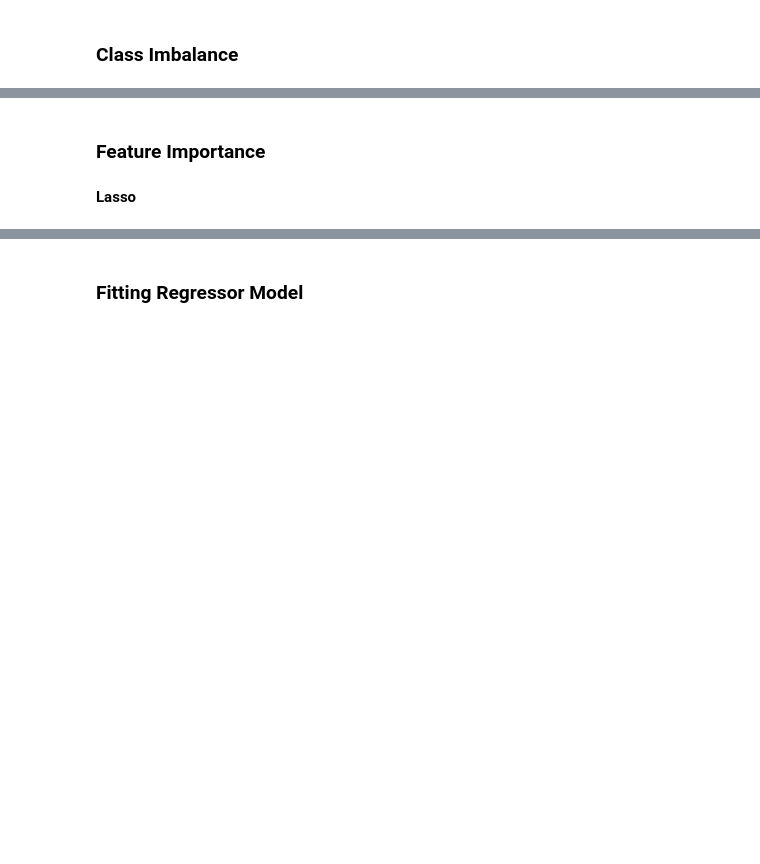
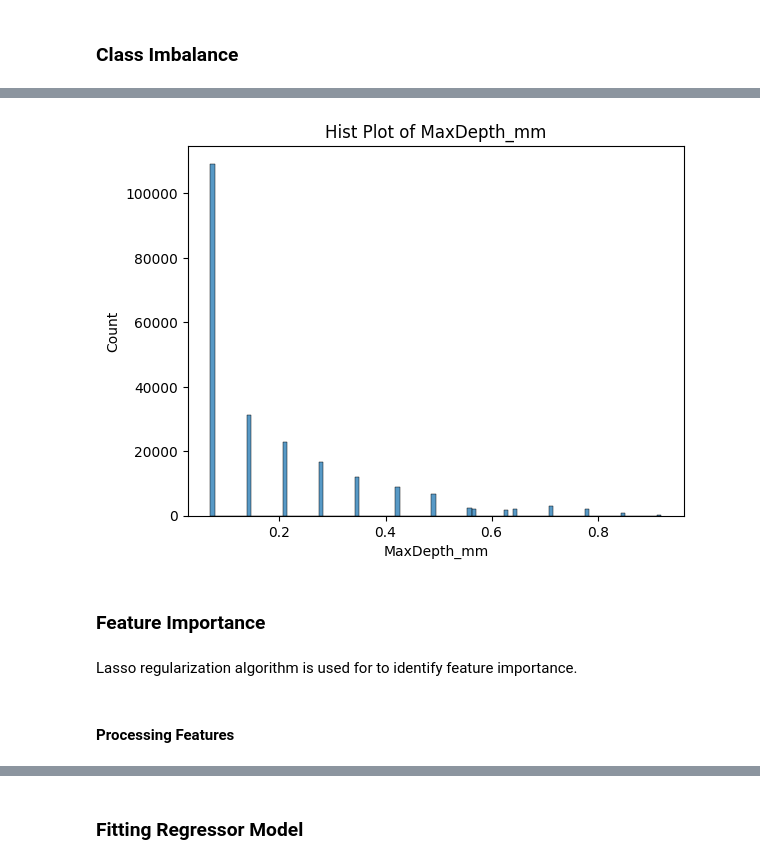
Before and after one commit to Farhad-Davaripour/AI_Applications_in_Pipeline_Engineering, a Jupyter notebook: src/analysis.ipynb, the cells around one changed output, grey strips where cells are left out. Cells and saved outputs as stored; diff of their text form; code cells hidden in the pictures; blank space fills up the shorter version.

```diff
--- a/src/analysis.ipynb
+++ b/src/analysis.ipynb
@@ -665,19 +330,6 @@ DPrev_Old_Filtered_Anomaly_mapped_df = pd.read_csv('../Dataset/processed_data/DP
+# %%
+# Load the updated DataFrame from the CSV file
+DPrev_Old_Filtered_Anomaly_mapped_df = pd.read_csv(DPrev_Old_Filtered_Anomaly_mapped_df_file_path)
+DPrev_Old_Filtered_Anomaly_mapped_df.dropna(inplace=True)
 # %% [markdown]
 ### Outlier Removal
-# %%
-# Calculate Z-scores for all numeric columns
-z_scores = np.abs(zscore(DPrev_Old_Filtered_Anomaly_mapped_df[['MaxDepth_mm', 'FeatureWidth_mm', 'FeatureLength_mm', 'InspectionYear']], nan_policy='omit'))
-
-# Create a mask for non-outlier data (within 3 standard deviations)
-mask = (z_scores < 3).all(axis=1)
-
-# Apply the mask to remove outliers
-DPrev_Old_Filtered_Anomaly_mapped_df = DPrev_Old_Filtered_Anomaly_mapped_df[mask]
-# %%
-from sklearn.ensemble import IsolationForest
-
-iso_forest = IsolationForest(contamination=0.05)
-outliers = iso_forest.fit_predict(DPrev_Old_Filtered_Anomaly_mapped_df[['MaxDepth_mm', 'FeatureWidth_mm', 'FeatureLength_mm', 'InspectionYear','SignificantPointRelDistance_m']])
-
-# Keep only the inliers
-DPrev_Old_Filtered_Anomaly_mapped_df = DPrev_Old_Filtered_Anomaly_mapped_df[outliers == 1]
@@ -686,2 +336,16 @@ np.unique(DPrev_Old_Filtered_Anomaly_mapped_df.InspectionYear)
+# %%
+from tools import HandlingOutlier
+
+# Example usage
+handling_outlier_columns = ['MaxDepth_mm', 'FeatureWidth_mm', 'FeatureLength_mm', 'InspectionYear']
+
+# Create an instance of the HandlingOutlier class
+outlier_handler = HandlingOutlier(DPrev_Old_Filtered_Anomaly_mapped_df)
+
+# Remove outliers using Z-score method
+DPrev_Old_Filtered_Anomaly_mapped_df = outlier_handler.remove_outliers_zscore(handling_outlier_columns)
+
+# Remove outliers using Isolation Forest method
+DPrev_Old_Filtered_Anomaly_mapped_df = outlier_handler.remove_outliers_isolation_forest(handling_outlier_columns)
 # %% [markdown]
 ### Class Imbalance
@@ -834,4 +352,11 @@ print(class_counts)
+# %%
+# class_counts = DPrev_Old_Filtered_Anomaly_mapped_df['MaxDepth_mm'].value_counts().sort_index()
+sns.histplot(DPrev_Old_Filtered_Anomaly_mapped_df['MaxDepth_mm'], bins=100)
+plt.title('Hist Plot of MaxDepth_mm')
+plt.xlabel('MaxDepth_mm')
+plt.ylabel('Count')
+plt.show()
+# %% [output]
+[figure, added]
 # %% [markdown]
 ### Feature Importance
-# %% [markdown]
-**Lasso**
@@ -844,2 +363,6 @@ from sklearn.linear_model import Lasso
+# %% [markdown]
+Lasso regularization algorithm is used for to identify feature importance.
+# %% [markdown]
+#### Processing Features
 # %%
 # Define features and target
```
Also changed, not shown: parts of 75 cells of this notebook.
